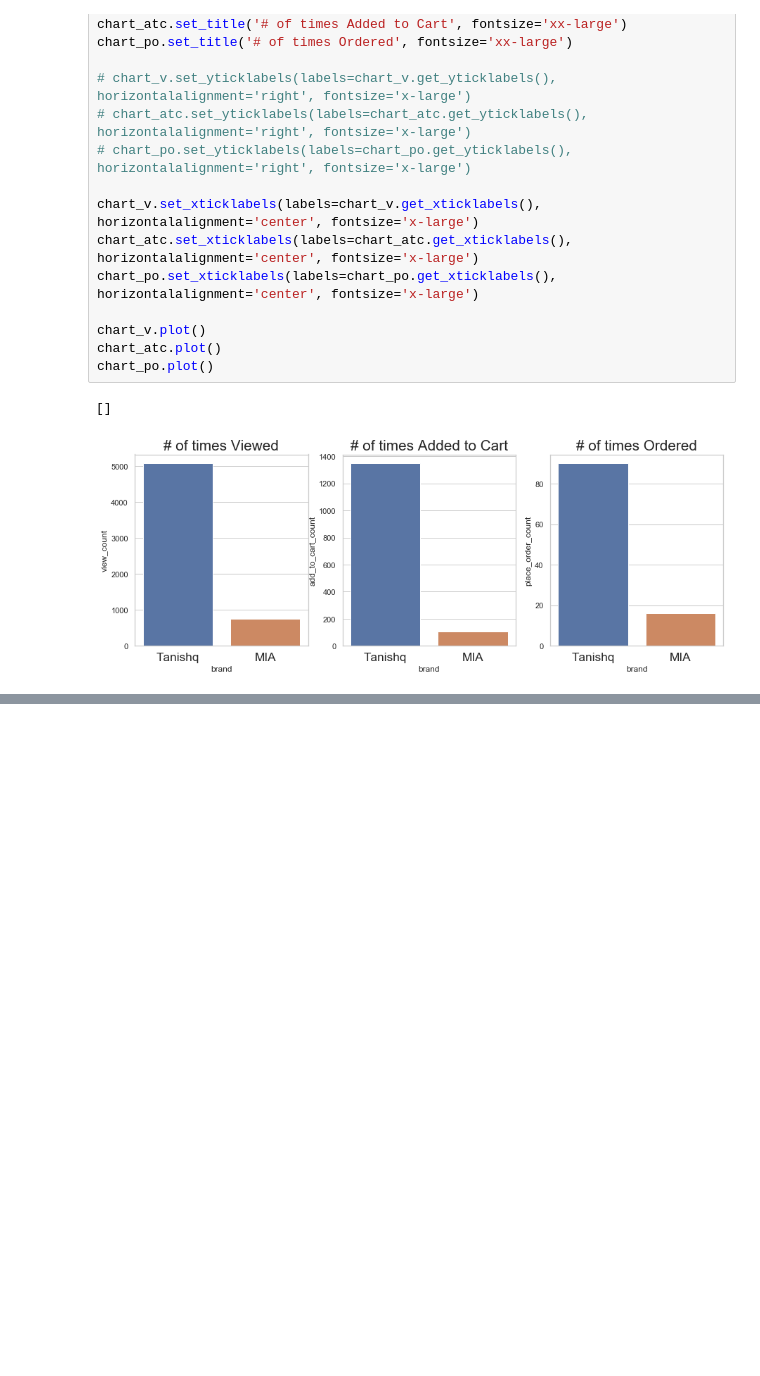
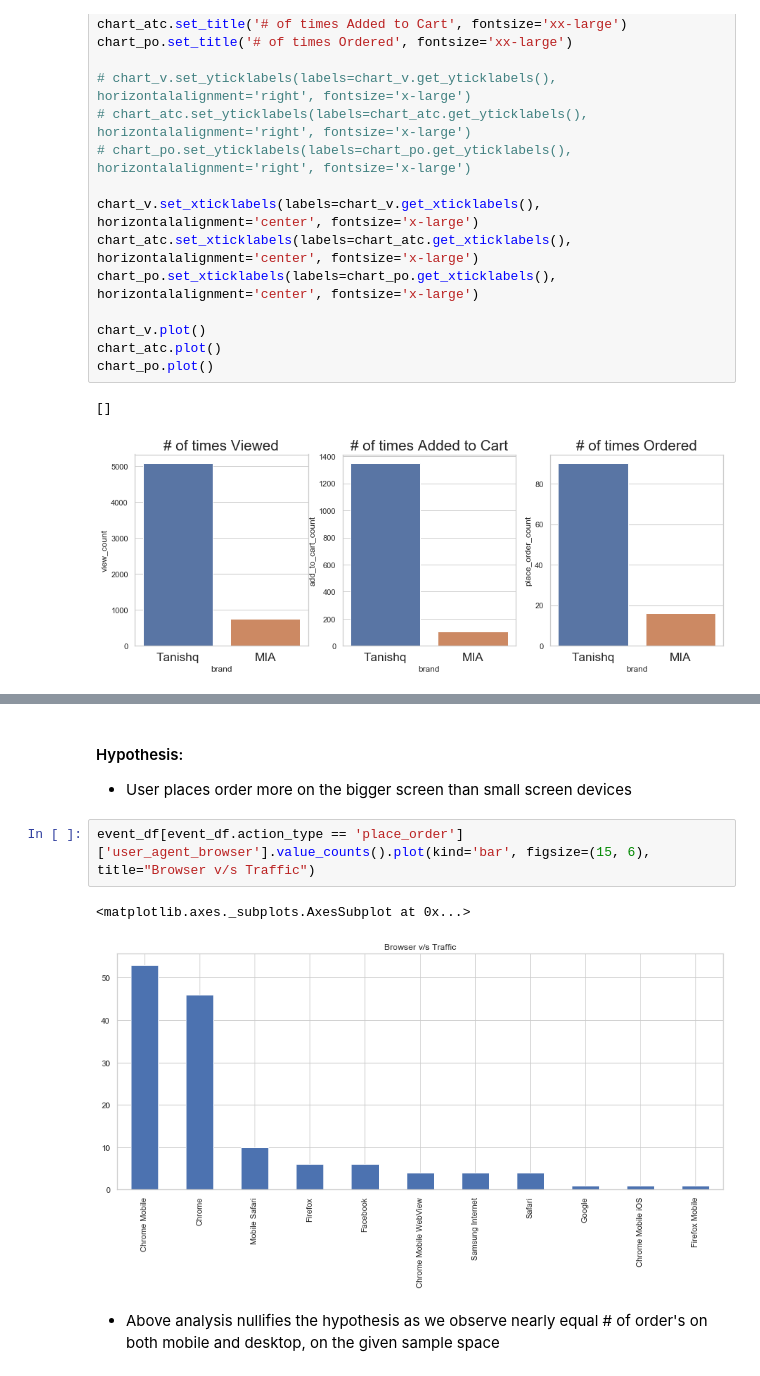
Before and after one commit to cs145442/pet-projects, a Jupyter notebook: yfret/master_data_analysis.ipynb, the cells around one changed output, grey strips where cells are left out. Cells and saved outputs as stored; diff of their text form; blank space fills up the shorter version.

```diff
--- a/yfret/master_data_analysis.ipynb
+++ b/yfret/master_data_analysis.ipynb
@@ -481,0 +498,10 @@ chart_po.plot()
+# %% [markdown]
+#### Hypothesis:
+* User places order more on the bigger screen than small screen devices
+# %%
+event_df[event_df.action_type == 'place_order']['user_agent_browser'].value_counts().plot(kind='bar', figsize=(15, 6), title="Browser v/s Traffic")
+# %% [output]
+<matplotlib.axes._subplots.AxesSubplot at 0x...>
+[figure, added]
+# %% [markdown]
+* Above analysis nullifies the hypothesis as we observe nearly equal # of order's on both mobile and desktop, on the given sample space
```
Also changed, not shown: parts of 6 cells of this notebook.
